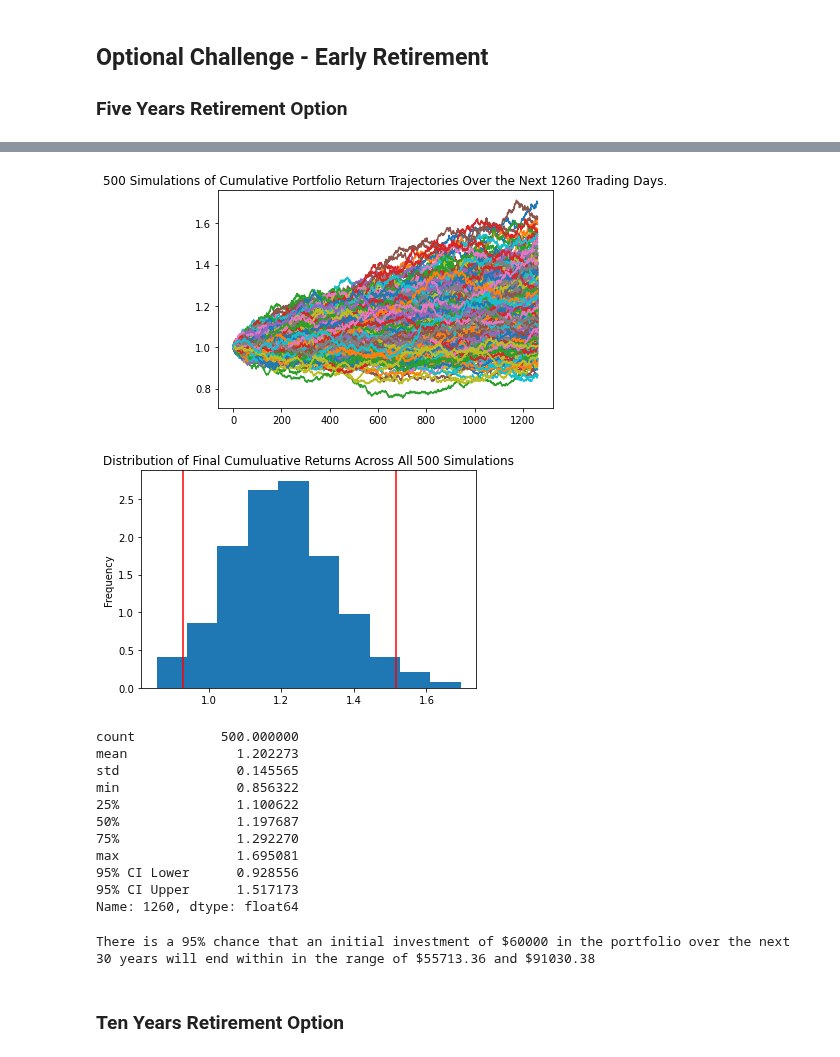
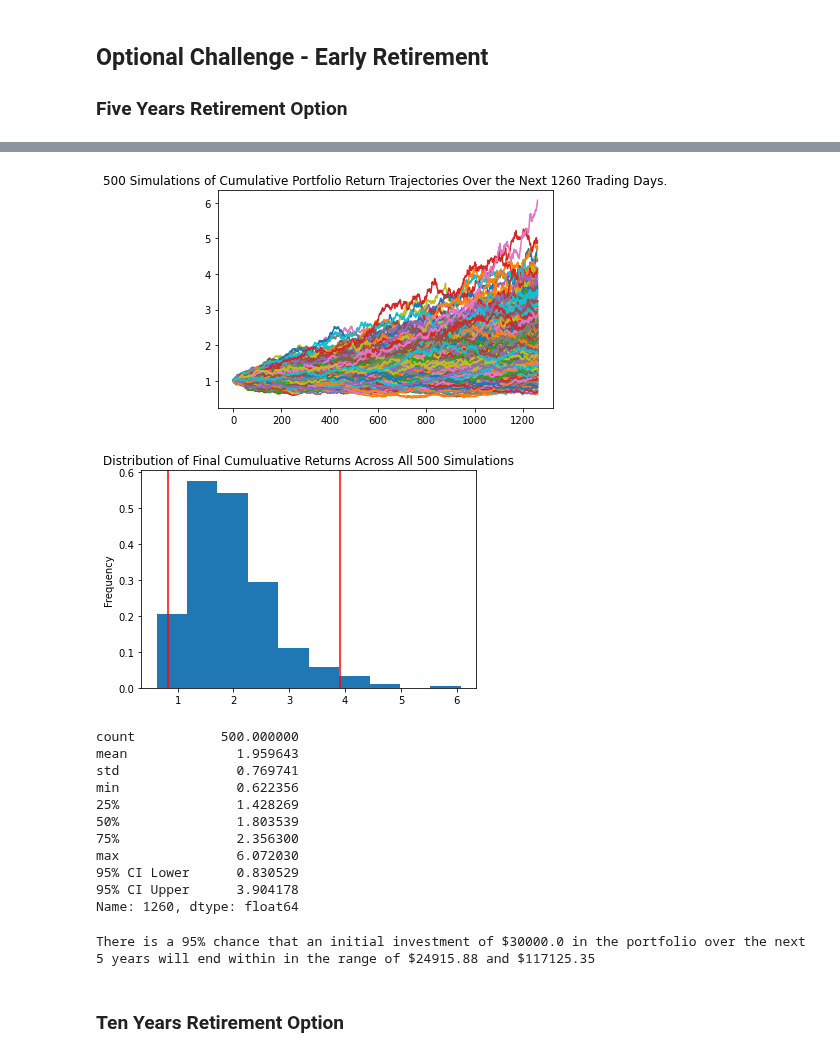
Before and after one commit to mikerae1/Financial_Planning, a Jupyter notebook: homework/Starter_Code/financial-planner.ipynb, the cells around one changed output, grey strips where cells are left out. Cells and saved outputs as stored; diff of their text form; code cells hidden in the pictures.

```diff
--- a/homework/Starter_Code/financial-planner.ipynb
+++ b/homework/Starter_Code/financial-planner.ipynb
@@ -163,5 +163,5 @@ Congratulations you have enough money in this fund!
 # %%
 # Set start and end dates of five years back from today.
 # Sample results may vary from the solution based on the time frame chosen
-start_date = pd.Timestamp('2015-08-07', tz='America/New_York').isoformat()
-end_date = pd.Timestamp('2020-08-07', tz='America/New_York').isoformat()
+start_date = pd.Timestamp('2016-05-05', tz='America/New_York').isoformat()
+end_date = pd.Timestamp('2021-05-04', tz='America/New_York').isoformat()
@@ -181,0 +168,10 @@ df_stock_data.head()
+# %%
+# Get 5 years' worth of historical data for SPY and AGG
+#60% SPY and 40% AGG - weightings
+df_stock_data = alpaca.get_barset(tickers, timeframe, start=start_date, end=end_date, limit=1000,).df
+
+#note limit 1,000 bars per symbol - 252 trading days so approx 4 years data
+#from sort index below can see this is the most recent '4 years'
+
+# Display sample data
+df_stock_data.head().sort_index()
@@ -292,3 +310,13 @@ There is a 95% chance that an initial investment of $30000.0 in the portfolio ov
 
 
 ### Five Years Retirement Option
+# %%
+# Configuring a Monte Carlo simulation to forecast 5 years cumulative returns
+#adjusted to 80% stocks (SPY) to 20% bonds (AGG)
+#500 simulations
+MC_even_dist_5y = MCSimulation(
+    portfolio_data = df_stock_data,
+    weights = [.20,.80],
+    num_simulation = 500,
+    num_trading_days = 252*5
+)
@@ -332,44 +368,45 @@ Running Monte Carlo simulation number 490.
 # %%
 # Plot simulation outcomes
-# YOUR CODE HERE!
+line_plot = MC_even_dist_5y.plot_simulation()
 # %% [output]
-[figure, old version]
+[figure, new version]
 # %%
 # Plot probability distribution and confidence intervals
-# YOUR CODE HERE!
+dist_plot = MC_even_dist_5y.plot_distribution()
 # %% [output]
-[figure, old version]
+[figure, new version]
 # %%
 # Fetch summary statistics from the Monte Carlo simulation results
-# YOUR CODE HERE!
+summary_tbl_5y = MC_even_dist_5y.summarize_cumulative_return()
 
 # Print summary statistics
-# YOUR CODE HERE!
+print(summary_tbl_5y)
 # %% [output]
 count           500.000000
-mean              1.202273
-std               0.145565
-min               0.856322
-25%               1.100622
-50%               1.197687
-75%               1.292270
-max               1.695081
-95% CI Lower      0.928556
-95% CI Upper      1.517173
+mean              1.959643
+std               0.769741
+min               0.622356
+25%               1.428269
+50%               1.803539
+75%               2.356300
+max               6.072030
+95% CI Lower      0.830529
+95% CI Upper      3.904178
 Name: 1260, dtype: float64
 # %%
 # Set initial investment
-# YOUR CODE HERE!
+initial_investment_5y = 30000
 
 # Use the lower and upper `95%` confidence intervals to calculate the range of the possible outcomes of our $60,000
-# YOUR CODE HERE!
+ci_lower_five = round(summary_tbl_5y[8]*initial_investment_5y,2)
+ci_upper_five = round(summary_tbl_5y[9]*initial_investment_5y,2)
 
 # Print results
 print(f"There is a 95% chance that an initial investment of ${initial_investment} in the portfolio"
       f" over the next 5 years will end within in the range of"
       f" ${ci_lower_five} and ${ci_upper_five}")
 # %% [output]
-There is a 95% chance that an initial investment of $60000 in the portfolio over the next 30 years will end within in the range of $55713.36 and $91030.38
+There is a 95% chance that an initial investment of $30000.0 in the portfolio over the next 5 years will end within in the range of $24915.88 and $117125.35
 # %% [markdown]
 ### Ten Years Retirement Option
 # %%
```
Also changed, not shown: parts of 19 cells of this notebook.
